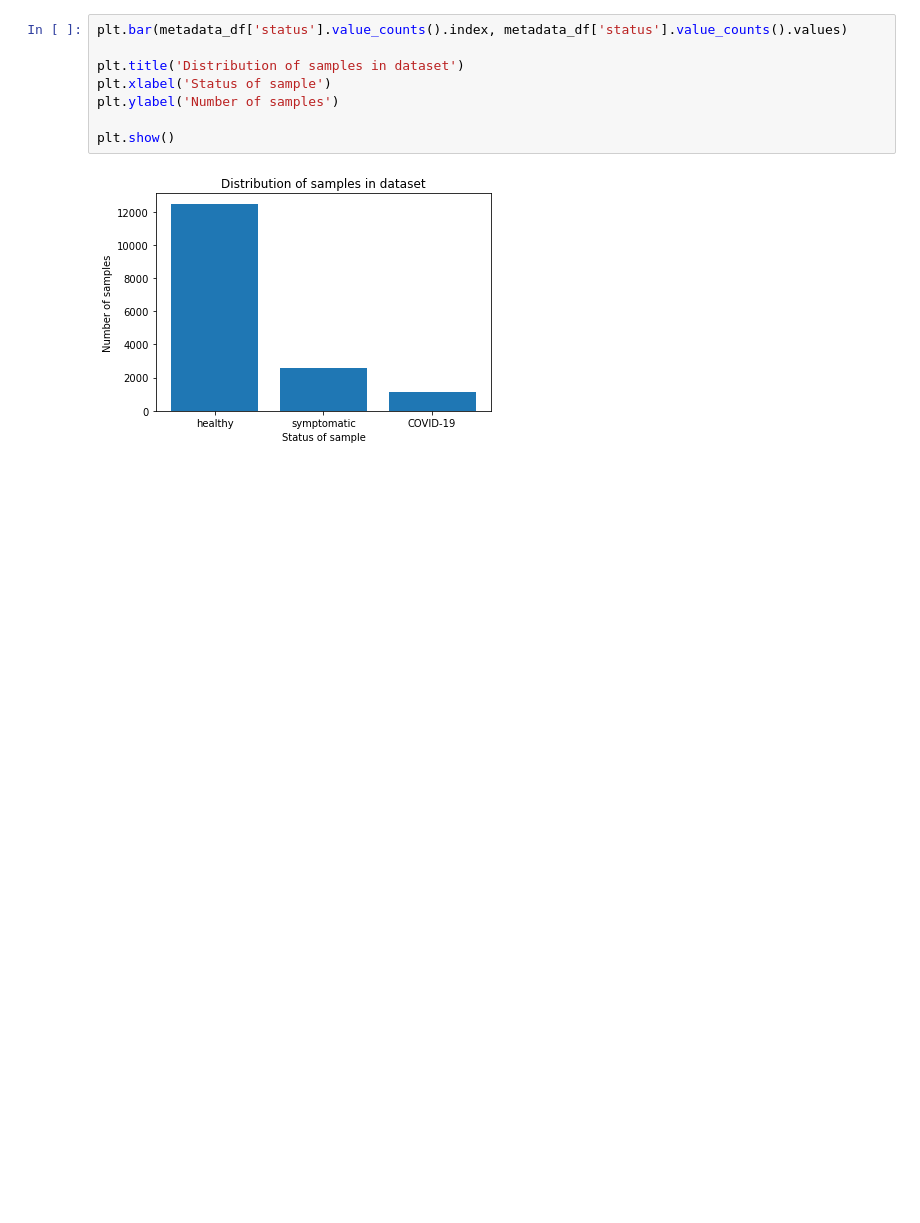
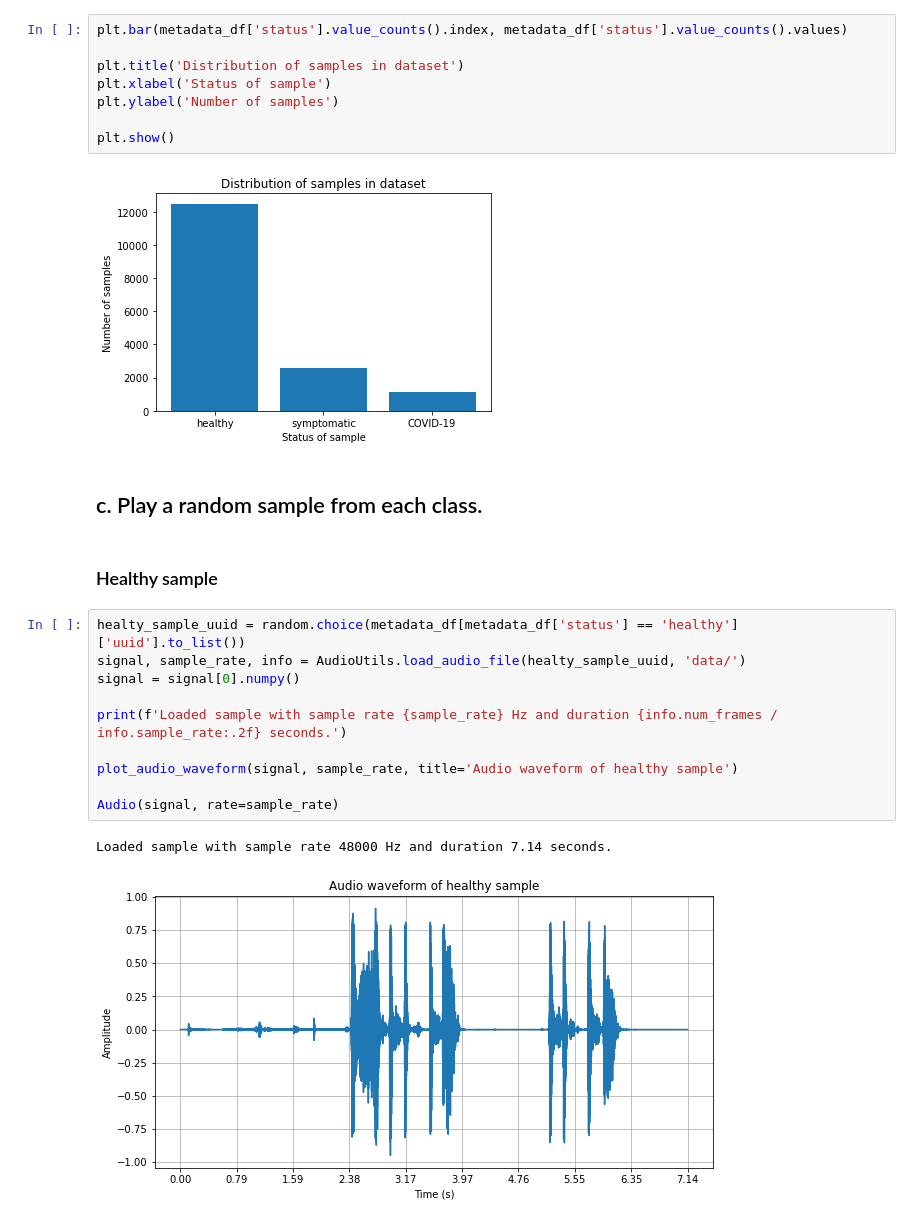
Before and after one commit to CE8-ComputerEng/Deep-Learning-Mini-Project, a Jupyter notebook: hand-in-part-1.ipynb, the cells around one changed output. Cells and saved outputs as stored; diff of their text form; blank space fills up the shorter version.

```diff
--- a/hand-in-part-1.ipynb
+++ b/hand-in-part-1.ipynb
@@ -56,3 +60,20 @@ plt.ylabel('Number of samples')
 plt.show()
 # %% [output]
 [figure]
+# %% [markdown]
+## c. Play a random sample from each class.
+# %% [markdown]
+### Healthy sample
+# %%
+healty_sample_uuid = random.choice(metadata_df[metadata_df['status'] == 'healthy']['uuid'].to_list())
+signal, sample_rate, info = AudioUtils.load_audio_file(healty_sample_uuid, 'data/')
+signal = signal[0].numpy()
+
+print(f'Loaded sample with sample rate {sample_rate} Hz and duration {info.num_frames / info.sample_rate:.2f} seconds.')
+
+plot_audio_waveform(signal, sample_rate, title='Audio waveform of healthy sample')
+
+Audio(signal, rate=sample_rate)
+# %% [output]
+Loaded sample with sample rate 48000 Hz and duration 7.14 seconds.
+[figure, added]
```
Also changed, not shown: parts of 13 cells of this notebook, 2 other files.
